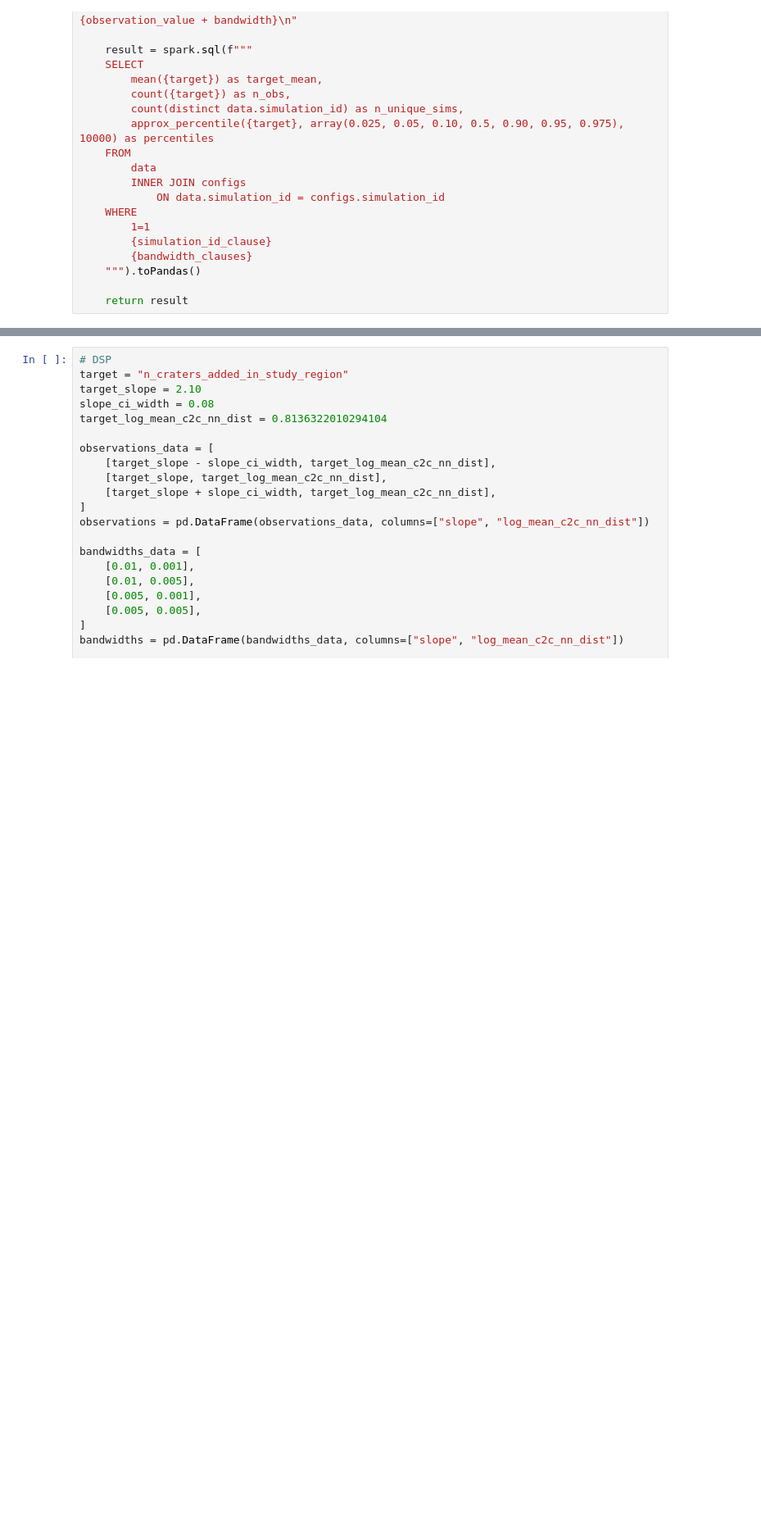
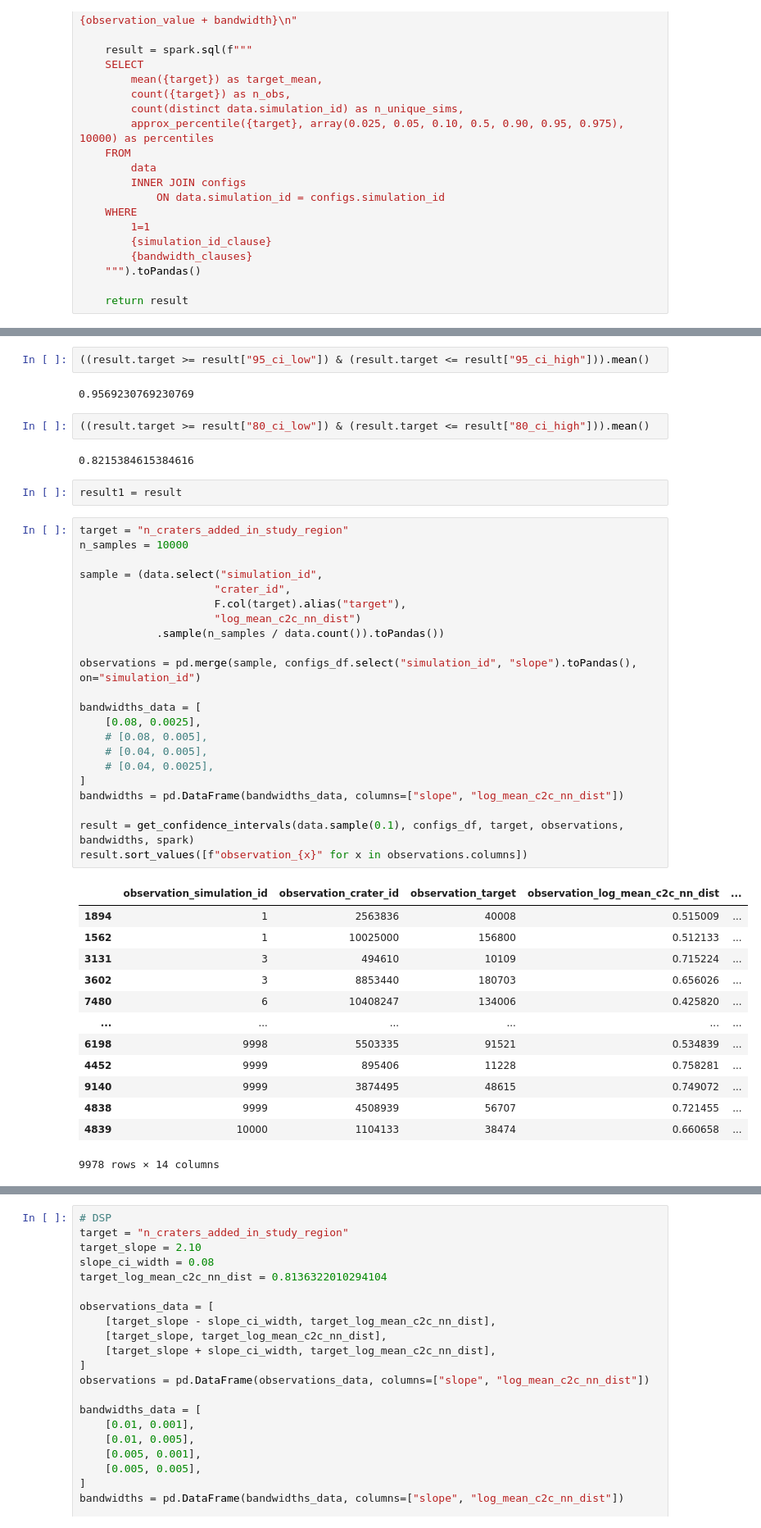
Before and after one commit to seanmason/saturation, a Jupyter notebook: notebooks/thesis/Chapter4/ConfidenceIntervalsOnN.ipynb, the cells around one changed output, grey strips where cells are left out. Shown at 82% size. Cells and saved outputs as stored; diff of their text form; blank space fills up the shorter version.

```diff
--- a/notebooks/thesis/Chapter4/ConfidenceIntervalsOnN.ipynb
+++ b/notebooks/thesis/Chapter4/ConfidenceIntervalsOnN.ipynb
@@ -177,0 +294,46 @@ def get_confidence_intervals(data: DataFrame,
+# %%
+((result.target >= result["95_ci_low"]) & (result.target <= result["95_ci_high"])).mean()
+# %% [output]
+0.9569230769230769
+# %%
+((result.target >= result["80_ci_low"]) & (result.target <= result["80_ci_high"])).mean()
+# %% [output]
+0.8215384615384616
+# %%
+result1 = result
+# %%
+target = "n_craters_added_in_study_region"
+n_samples = 10000
+
+sample = (data.select("simulation_id",
+                     "crater_id",
+                     F.col(target).alias("target"),
+                     "log_mean_c2c_nn_dist")
+            .sample(n_samples / data.count()).toPandas())
+
+observations = pd.merge(sample, configs_df.select("simulation_id", "slope").toPandas(), on="simulation_id")
+
+bandwidths_data = [
+    [0.08, 0.0025],
+    # [0.08, 0.005],
+    # [0.04, 0.005],
+    # [0.04, 0.0025],
+]
+bandwidths = pd.DataFrame(bandwidths_data, columns=["slope", "log_mean_c2c_nn_dist"])
+
+result = get_confidence_intervals(data.sample(0.1), configs_df, target, observations, bandwidths, spark)
+result.sort_values([f"observation_{x}" for x in observations.columns])
+# %% [output]
+|  | observation_simulation_id | observation_crater_id | observation_target | observation_log_mean_c2c_nn_dist | ... |
+| 1894 | 1 | 2563836 | 40008 | 0.515009 | ... |
+| 1562 | 1 | 10025000 | 156800 | 0.512133 | ... |
+| 3131 | 3 | 494610 | 10109 | 0.715224 | ... |
+| 3602 | 3 | 8853440 | 180703 | 0.656026 | ... |
+| 7480 | 6 | 10408247 | 134006 | 0.425820 | ... |
+| ... | ... | ... | ... | ... | ... |
+| 6198 | 9998 | 5503335 | 91521 | 0.534839 | ... |
+| 4452 | 9999 | 895406 | 11228 | 0.758281 | ... |
+| 9140 | 9999 | 3874495 | 48615 | 0.749072 | ... |
+| 4838 | 9999 | 4508939 | 56707 | 0.721455 | ... |
+| 4839 | 10000 | 1104133 | 38474 | 0.660658 | ... |
+9978 rows × 14 columns
```
Also changed, not shown: parts of 43 cells of this notebook, 2 other files.
